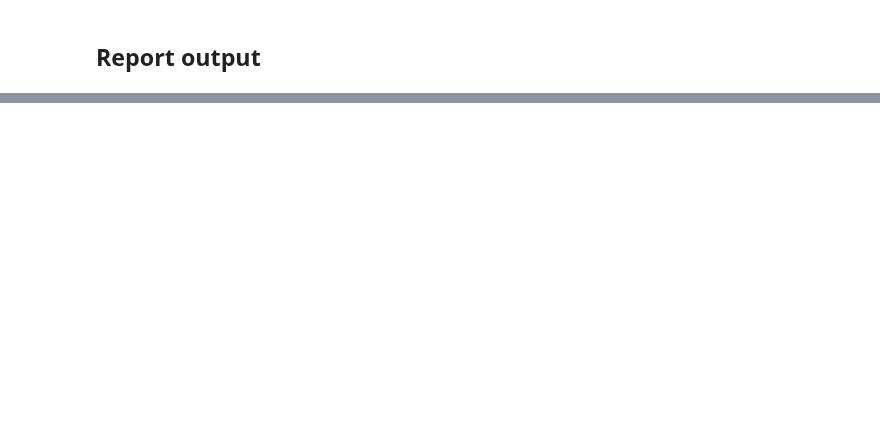
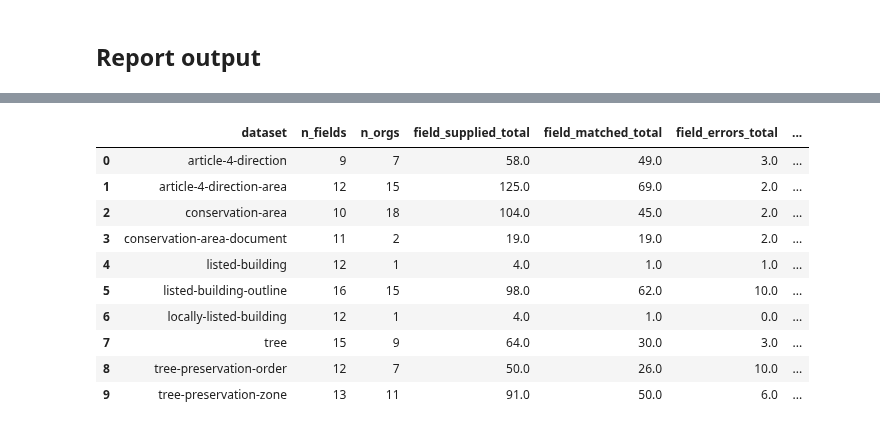
Before and after one commit to digital-land/jupyter-analysis, a Jupyter notebook: service_report/master_report/compliance-to-standard-new.ipynb, the cells around one changed output, grey strips where cells are left out. Cells and saved outputs as stored; diff of their text form; code cells hidden in the pictures; blank space fills up the shorter version.

```diff
--- a/service_report/master_report/compliance-to-standard-new.ipynb
+++ b/service_report/master_report/compliance-to-standard-new.ipynb
@@ -388,0 +419,38 @@ scored_dataset.groupby(["dataset", "field"]).agg(
+# %%
+# summarise scores for datasets
+dataset_summary = resource_fields_scored_no_zeros.groupby(["dataset"]).agg(
+        {"field":"nunique",
+         "organisation":"nunique",
+         "field_supplied" : "sum",
+         "field_matched" : "sum",
+         "field_errors" : "sum"}
+         ).reset_index()
+
+dataset_summary["field_supplied_avg"] = dataset_summary["field_supplied"] / dataset_summary["organisation"]
+dataset_summary["field_matched_avg"] = dataset_summary["field_matched"] / dataset_summary["organisation"]
+dataset_summary["field_errors_avg"] = dataset_summary["field_errors"] / dataset_summary["organisation"]
+
+dataset_summary.rename(columns = {
+    "field":"n_fields",
+    "organisation":"n_orgs",
+    "field_supplied":"field_supplied_total",
+    "field_matched":"field_matched_total",
+    "field_errors":"field_errors_total"
+    },
+    inplace = True
+)
+
+dataset_summary.to_csv("report_conformance_dataset.csv", index = False)
+dataset_summary
+# %% [output]
+|  | dataset | n_fields | n_orgs | field_supplied_total | field_matched_total | field_errors_total | ... |
+| 0 | article-4-direction | 9 | 7 | 58.0 | 49.0 | 3.0 | ... |
+| 1 | article-4-direction-area | 12 | 15 | 125.0 | 69.0 | 2.0 | ... |
+| 2 | conservation-area | 10 | 18 | 104.0 | 45.0 | 2.0 | ... |
+| 3 | conservation-area-document | 11 | 2 | 19.0 | 19.0 | 2.0 | ... |
+| 4 | listed-building | 12 | 1 | 4.0 | 1.0 | 1.0 | ... |
+| 5 | listed-building-outline | 16 | 15 | 98.0 | 62.0 | 10.0 | ... |
+| 6 | locally-listed-building | 12 | 1 | 4.0 | 1.0 | 0.0 | ... |
+| 7 | tree | 15 | 9 | 64.0 | 30.0 | 3.0 | ... |
+| 8 | tree-preservation-order | 12 | 7 | 50.0 | 26.0 | 10.0 | ... |
+| 9 | tree-preservation-zone | 13 | 11 | 91.0 | 50.0 | 6.0 | ... |
```
Also changed, not shown: parts of 13 cells of this notebook.
